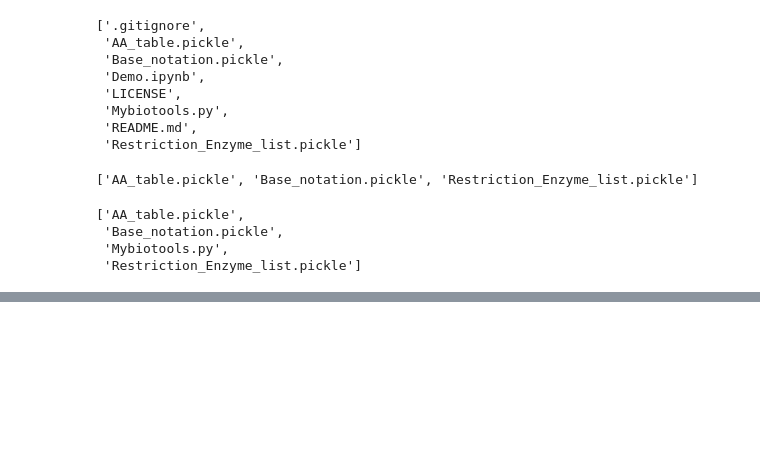
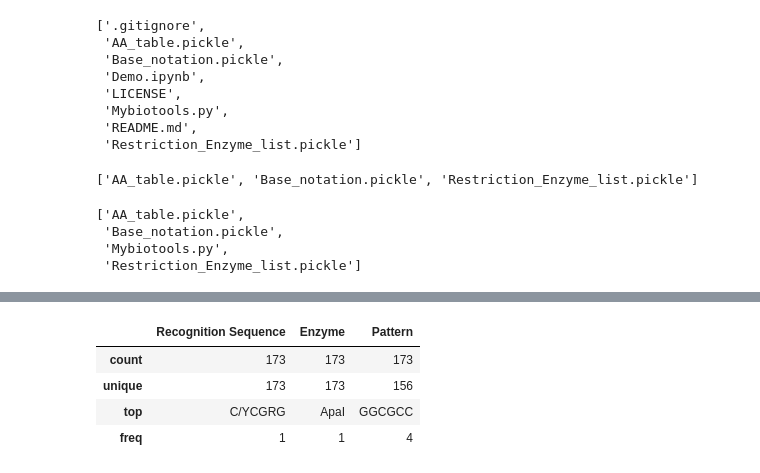
Before and after one commit to mingzhangyang/Mybiotools, a Jupyter notebook: Demo.ipynb, the cells around one changed output, grey strips where cells are left out. Cells and saved outputs as stored; diff of their text form; code cells hidden in the pictures; blank space fills up the shorter version.

```diff
--- a/Demo.ipynb
+++ b/Demo.ipynb
@@ -172,0 +198,8 @@ mb.list_files('.', Type=['.pickle', '.py'])
+# %%
+enzymes.describe()
+# %% [output]
+|  | Recognition Sequence | Enzyme | Pattern |
+| count | 173 | 173 | 173 |
+| unique | 173 | 173 | 156 |
+| top | C/YCGRG | ApaI | GGCGCC |
+| freq | 1 | 1 | 4 |
```
Also changed, not shown: parts of 7 cells of this notebook.
